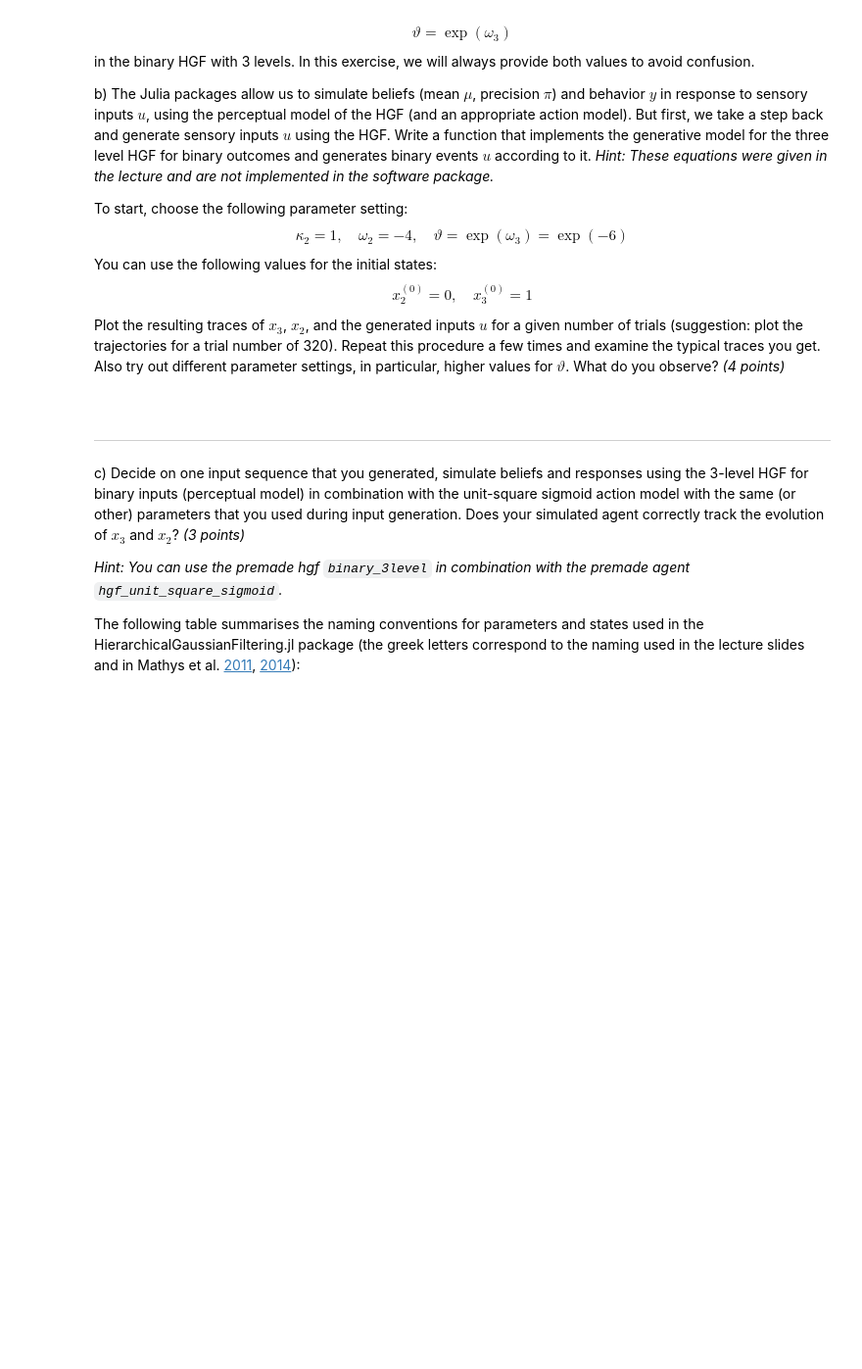
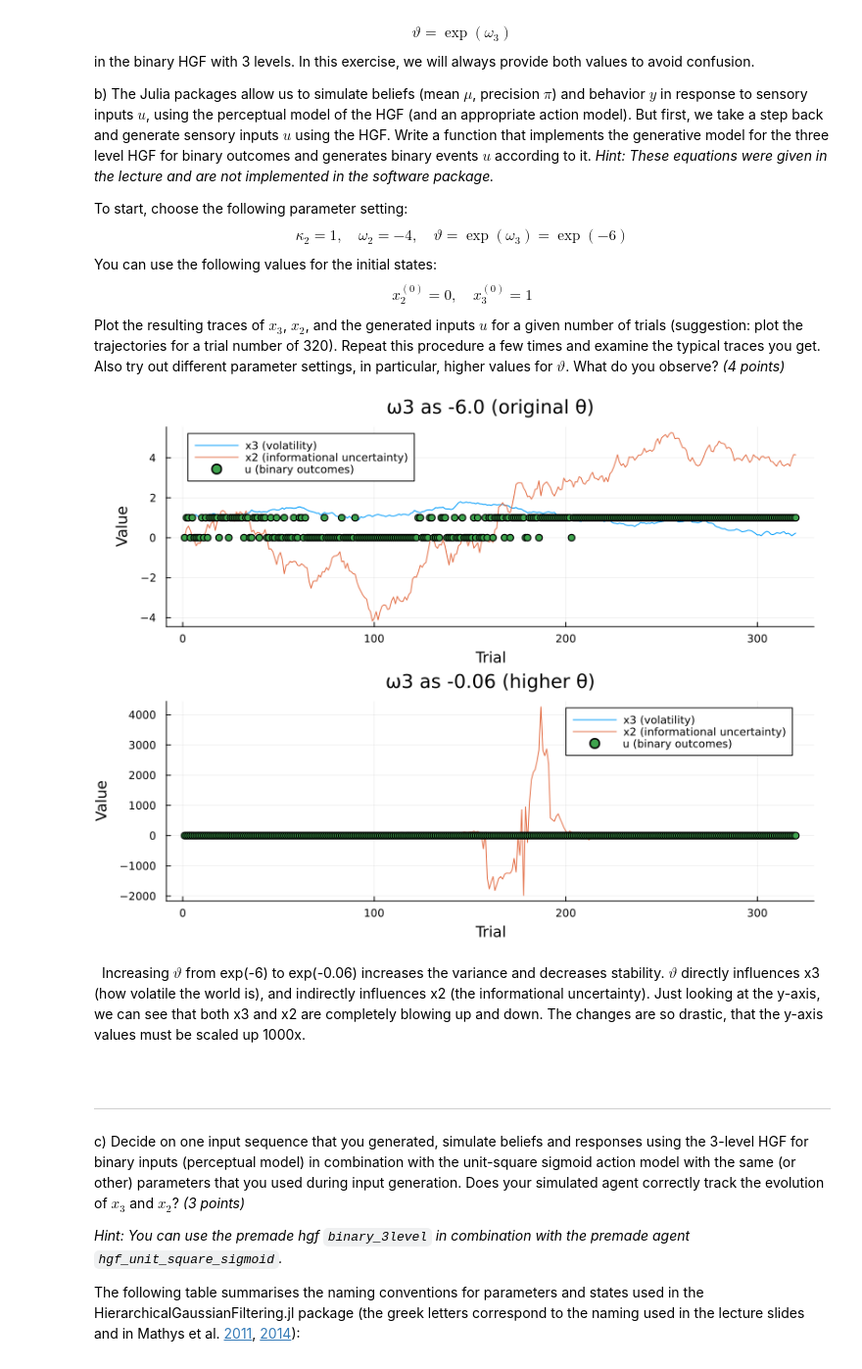
Before and after one commit to MagisV/Translational_Neuromodeling_Exercise_1, a Jupyter notebook: ex-02/Exercise2.ipynb, the cells around one changed output. Shown at 98% size. Cells and saved outputs as stored; diff of their text form; code cells hidden in the pictures; blank space fills up the shorter version.

```diff
--- a/ex-02/Exercise2.ipynb
+++ b/ex-02/Exercise2.ipynb
@@ -253,7 +272,53 @@ You can use the following values for the initial states:
 \end{equation}
 Plot the resulting traces of $x_3$, $x_2$, and the generated inputs $u$ for a given number of trials (suggestion: plot the trajectories for a trial number of 320). Repeat this procedure a few times and examine the typical traces you get. Also try out different parameter settings, in particular, higher values for $\vartheta$. What do you observe? *(4 points)*
 # %%
-# insert your solution here ...
+function simulate_hgf_binary(n_trials::Int; κ2=1.0, ω2=-4.0, ω3=-6.0, x2_0=0.0, x3_0=1.0)
+    θ = exp(ω3)
+    x2 = zeros(Float64, n_trials)
+    x3 = zeros(Float64, n_trials)
+    u = zeros(Int, n_trials)
+
+    x2[1] = x2_0
+    x3[1] = x3_0
+
+    for k in 2:n_trials
+        # Level 3: volatility with step size θ
+        x3[k] = rand(Normal(x3[k-1], sqrt(θ)))
+
+        # Level 2: tendancy towards category 1 (informational uncertainty)
+        var_x2 = exp(κ2 * x3[k] + ω2)
+        x2[k] = rand(Normal(x2[k-1], sqrt(var_x2)))
+
+        # Level 1: generating binary outcome
+        p = 1 / (1 + exp(-x2[k]))
+        u[k] = rand(Bernoulli(p))
+    end
+
+    return x3, x2, u
+end
+
+# Simulation with ω₃ = -6.0 (original theta)
+x3_a, x2_a, u_a = simulate_hgf_binary(320; ω3=-6.0)
+p1 = plot(1:320, x3_a, label="x3 (volatility)", title="ω3 as -6.0 (original θ)")
+plot!(p1, 1:320, x2_a, label="x2 (informational uncertainty)")
+plot!(p1, 1:320, u_a, label="u (binary outcomes)", seriestype=:scatter)
+xlabel!(p1, "Trial")
+ylabel!(p1, "Value")
+
+# Simulation with ω₃ = -0.06 (higher theta)
+x3_b, x2_b, u_b = simulate_hgf_binary(320; ω3=-0.06)
+p2 = plot(1:320, x3_b, label="x3 (volatility)", title="ω3 as -0.06 (higher θ)")
+plot!(p2, 1:320, x2_b, label="x2 (informational uncertainty)")
+plot!(p2, 1:320, u_b, label="u (binary outcomes)", seriestype=:scatter)
+xlabel!(p2, "Trial")
+ylabel!(p2, "Value")
+
+plot(p1, p2, layout=(2,1), size=(800, 600))
+# %% [output]
+[figure, added]
+# %% [markdown]
+&nbsp;
+Increasing $\vartheta$ from exp(-6) to exp(-0.06) increases the variance and decreases stability. $\vartheta$ directly influences x3 (how volatile the world is), and indirectly influences x2 (the informational uncertainty). Just looking at the y-axis, we can see that both x3 and x2 are completely blowing up and down. The changes are so drastic, that the y-axis values must be scaled up 1000x.
 # %% [markdown]
 &nbsp;
 ___
```
Also changed, not shown: parts of 8 cells of this notebook.
